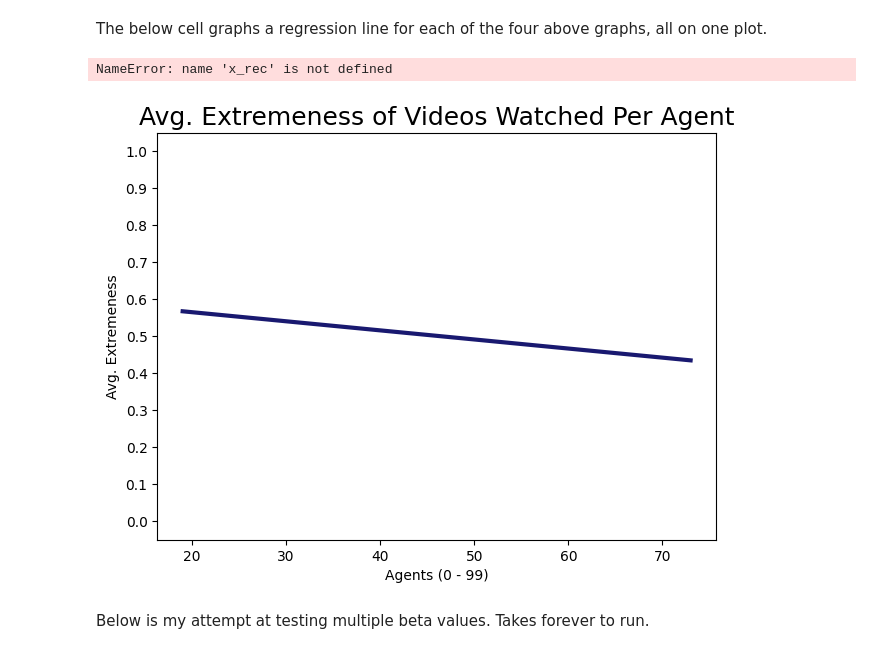
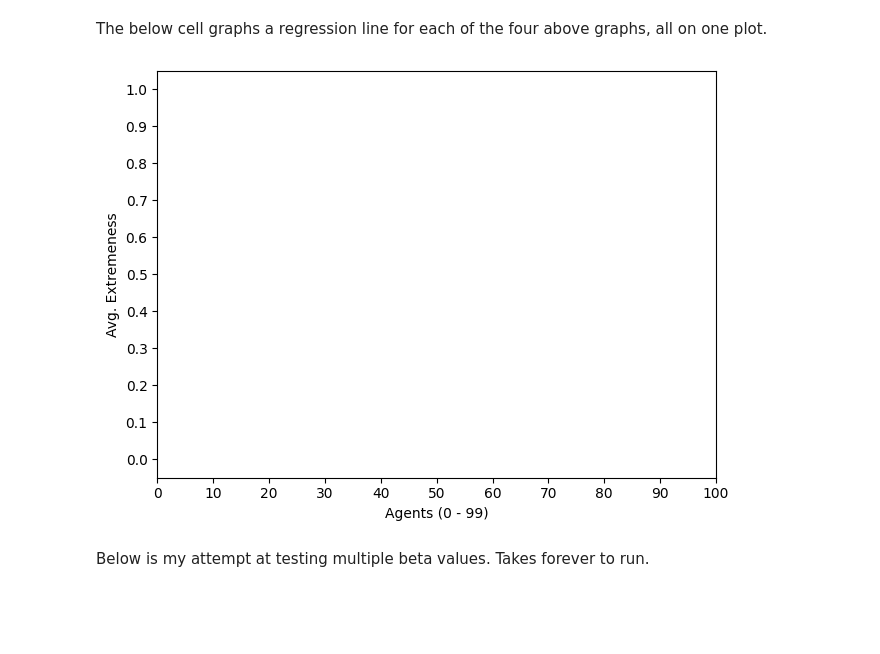
Before and after one commit to snyder-research-group/tools-of-justice, a Jupyter notebook: youtube simulation/experimenting_copy_simulation_notebook.ipynb, the cells around one changed output. Saved outputs shown, nothing was run; the diff lists cells and outputs as text; code cells hidden in the pictures; blank space fills up the shorter version.

```diff
--- a/youtube simulation/experimenting_copy_simulation_notebook.ipynb
+++ b/youtube simulation/experimenting_copy_simulation_notebook.ipynb
@@ -499,6 +458,11 @@ Thumbs Up Count: 44170
 ### Defining the Scoring System Functions
 
 From 2/2/24: I'm now trying to loosen some of the extremeness requirements for the scoring system, in order to allow users to watch a greater variety of extremenesses.
+# %%
+ALPHA_WEIGHT = 0.0     # weight placed on video length
+BETA_WEIGHT = 0.15     # weight placed on video popularity
+GAMMA_WEIGHT = 0.15     # weight placed on video alignment (how similar extremeness is to user's)
+DELTA_WEIGHT = 0.15    # weight placed on extremeness of the video
 # %%
 def display_vid_attrs_weighted(our_video):
     rand_vid_views = our_video.views
@@ -543,10 +507,10 @@ def calculate_score(our_agent, our_video):
 # The lower the score, the better fit the video is for the agent.
 # This version normalizes by dividing each value by the POSSIBLE max.
 def calculate_score_multiple_vids(our_agent, our_videos):
-    alpha = 0.2     # weight placed on video length
-    beta = 0.15     # weight placed on video popularity
-    gamma = 0.5     # weight placed on video alignment (how similar extremeness is to user's)
-    delta = 0.15    # weight placed on extremeness of the video
+    alpha = ALPHA_WEIGHT     # weight placed on video length
+    beta = BETA_WEIGHT     # weight placed on video popularity
+    gamma = GAMMA_WEIGHT     # weight placed on video alignment (how similar extremeness is to user's)
+    delta = DELTA_WEIGHT    # weight placed on extremeness of the video
 
     our_agent_archetype = our_agent.archetype
     agent_number = our_agent.agent_id
@@ -1753,48 +1717,47 @@ if(SCORE_SYSTEM_TOGGLE):
 
     plt.scatter(x_score,y_score, color = 'white')
     # plt.title('Avg. Extremeness of Videos Watched Per Agent, w/ Scoring', fontsize = 18)
     plt.xlabel('Agents (0 - ' + str(NUM_AGENTS-1) + ')')
     plt.ylabel('Avg. Extremeness')
 
 
     # plt.axhline(numpy.nanmean(y), linestyle = '--', color = 'green')
 
     # defining display layout
     plt.tight_layout()
 
     plt.xticks(numpy.arange(0, 101, 10))
     plt.yticks(numpy.arange(0, 1.1, 0.1))
 
 
 
     #obtain m (slope) and b(intercept) of linear regression line
     m_score, b_score = numpy.polyfit(x_score, y_score, 1)
 
     #add linear regression line to scatterplot
     # plt.plot(x_score, m_score*x_score+b_score)
 
 
     # plt.show()
 
 
-plt.title('Avg. Extremeness of Videos Watched Per Agent', fontsize = 18)
-plt.plot(x, m*x+b, label = "No system", lw = 3, color = "midnightblue")
-plt.plot(x_rec, m_rec*x_rec+b_rec, label = "Recommendation System", lw = 3, color = "royalblue")
-plt.plot(x_rand, m_rand*x_rand+b_rand, label = "Random Clicking System", lw = 3, color = "cornflowerblue")
-plt.plot(x_score, m_score*x_score+b_score, label = "Scoring System", lw = 3, color = "powderblue")
-plt.legend()
-plt.show()
+# plt.title('Avg. Extremeness of Videos Watched Per Agent', fontsize = 18)
+# plt.plot(x, m*x+b, label = "No system", lw = 3, color = "midnightblue")
+# plt.plot(x_rec, m_rec*x_rec+b_rec, label = "Recommendation System", lw = 3, color = "royalblue")
+# plt.plot(x_rand, m_rand*x_rand+b_rand, label = "Random Clicking System", lw = 3, color = "cornflowerblue")
+# plt.plot(x_score, m_score*x_score+b_score, label = "Scoring System", lw = 3, color = "powderblue")
+# plt.legend()
+# plt.show()
 
 
-plt.title('Avg. Extremeness of Videos Watched Per Agent', fontsize = 18)
-sns.regplot(x = x, y = y, lowess=True, scatter = False, label = "None", line_kws={"color": "midnightblue"})
-sns.regplot(x = x_rec, y = y_rec, lowess=True, scatter = False, label = "Rec", line_kws={"color": "royalblue"})
-sns.regplot(x = x_rand, y = y_rand, lowess=True, scatter = False, label = "Rand", line_kws={"color": "cornflowerblue"})
-sns.regplot(x = x_score, y = y_score, lowess=True, scatter = False, label = "Score", line_kws={"color": "powderblue"})
-plt.legend(labels=['None', 'Rec', 'Rand', 'Score'])
+# plt.title('Avg. Extremeness of Videos Watched Per Agent', fontsize = 18)
+# sns.regplot(x = x, y = y, lowess=True, scatter = False, label = "None", line_kws={"color": "midnightblue"})
+# sns.regplot(x = x_rec, y = y_rec, lowess=True, scatter = False, label = "Rec", line_kws={"color": "royalblue"})
+# sns.regplot(x = x_rand, y = y_rand, lowess=True, scatter = False, label = "Rand", line_kws={"color": "cornflowerblue"})
+# sns.regplot(x = x_score, y = y_score, lowess=True, scatter = False, label = "Score", line_kws={"color": "powderblue"})
+# plt.legend(labels=['None', 'Rec', 'Rand', 'Score'])
 # %% [output]
-NameError: name 'x_rec' is not defined
-[figure, old version]
+[figure, new version]
 # %% [markdown]
 Below is my attempt at testing multiple beta values. Takes forever to run.
 # %%
```
Also changed, not shown: parts of 18 cells of this notebook, 1 other file.
